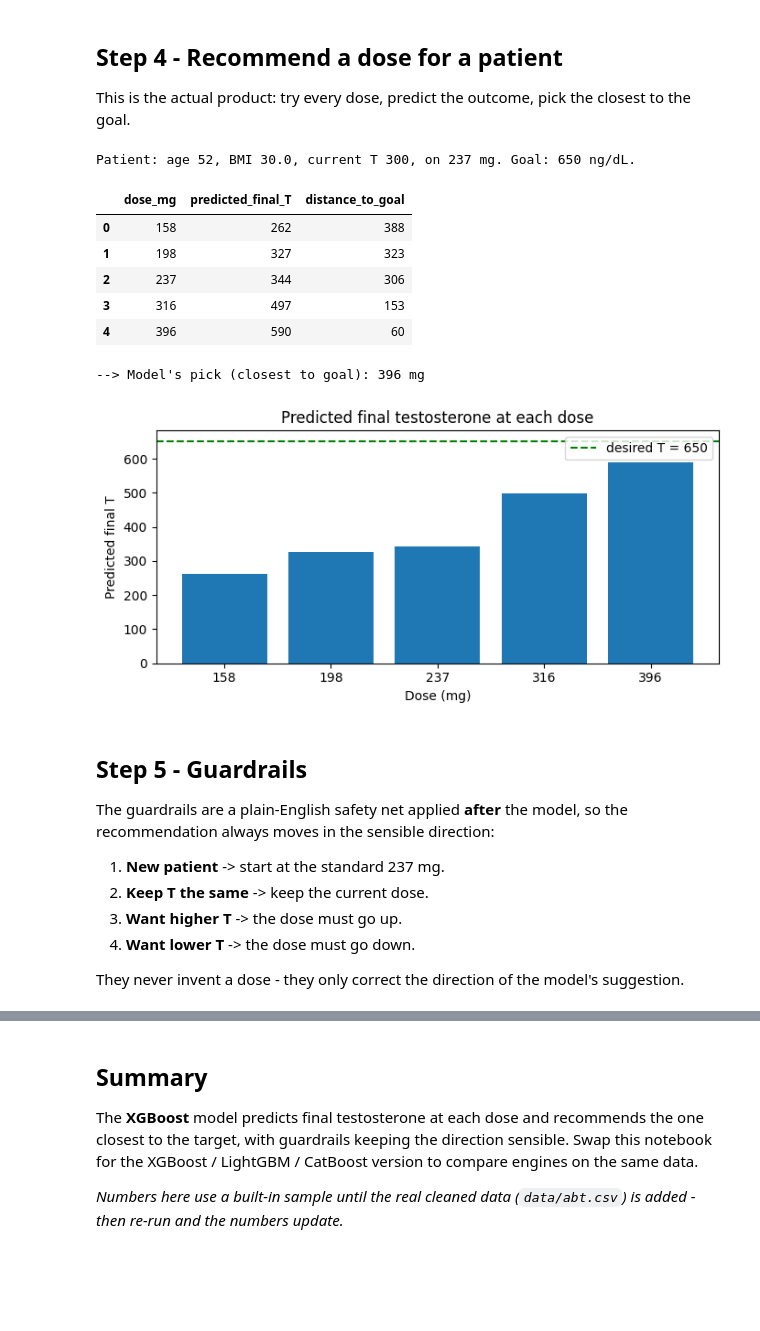
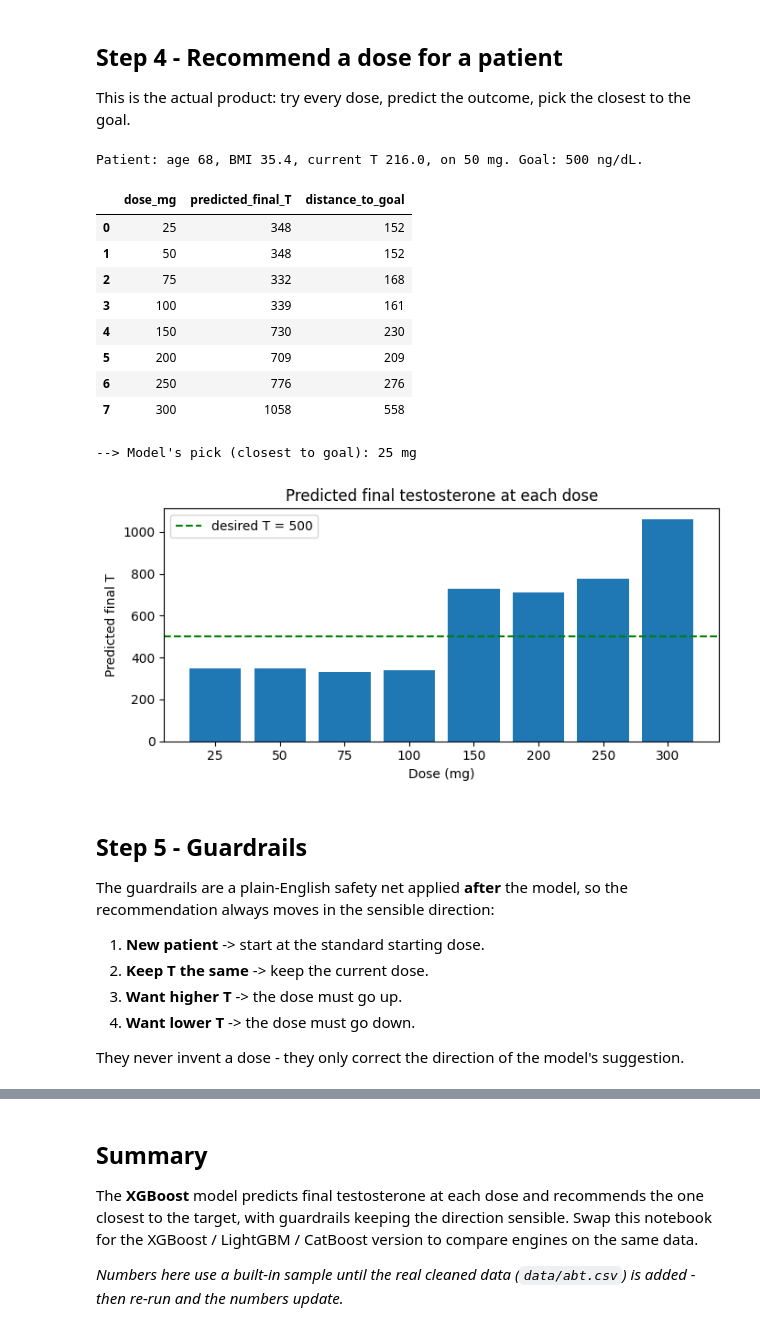
Before and after one commit to Atharv-R/Jatenzo-Dosing-Model, a Jupyter notebook: Model-Pipeline-Blueprint/notebooks/01_XGBoost_model.ipynb, the cells around one changed output, grey strips where cells are left out. Cells and saved outputs as stored; diff of their text form; code cells hidden in the pictures; blank space fills up the shorter version.

```diff
--- a/Model-Pipeline-Blueprint/notebooks/01_XGBoost_model.ipynb
+++ b/Model-Pipeline-Blueprint/notebooks/01_XGBoost_model.ipynb
@@ -46,7 +43,9 @@ else:
     df = build_abt({"source": "synthetic"})
     print("No cleaned file found - using a built-in SAMPLE so the notebook runs.")
 
+DOSES = sorted(df["new_dose"].unique().tolist())     # candidate doses seen in the data
 print(f"{len(df):,} observations from {df['subject_id'].nunique()} patients")
+print("Doses used in the trial (mg):", DOSES)
 df.head()
 # %% [output]
 Loaded cleaned data: data/abt.csv
@@ -129,45 +129,50 @@ ax.legend(); plt.tight_layout(); plt.show()
 
 This is the actual product: try every dose, predict the outcome, pick the closest to the goal.
 # %%
-# Recommend a dose for one example patient.
-# The model tries all five doses, predicts the resulting T for each, and picks the
-# one closest to the patient's desired testosterone.
-patient = {"age": 52, "bmi": 30.0, "current_T": 300, "current_dose": 237}
-desired_T = 650      # where we want this patient to land (ng/dL)
+# Recommend a dose for one example patient (taken from the real held-out data).
+# The model tries every dose, predicts the resulting T for each, and picks the one
+# closest to the patient's desired testosterone.
+row = test.iloc[0]
+patient = {"age": int(row["age"]), "bmi": round(float(row["bmi"]), 1),
+           "current_T": float(row["current_T"]), "current_dose": int(row["current_dose"])}
+desired_T = 500      # where we want this patient to land (ng/dL) - a healthy mid-range
 
 table = pd.DataFrame([{"dose_mg": d,
                        "predicted_final_T":
                            round(float(model.predict(pd.DataFrame([{**patient, "new_dose": d}]))[0]))}
-                      for d in LADDER])
+                      for d in DOSES])
 table["distance_to_goal"] = (table["predicted_final_T"] - desired_T).abs()
 best = int(table.sort_values("distance_to_goal").iloc[0]["dose_mg"])
 
 print(f"Patient: age {patient['age']}, BMI {patient['bmi']}, "
       f"current T {patient['current_T']}, on {patient['current_dose']} mg. Goal: {desired_T} ng/dL.")
 display(table)
 print(f"--> Model's pick (closest to goal): {best} mg")
 
 fig, ax = plt.subplots(figsize=(7, 3.5))
 ax.bar(table["dose_mg"].astype(str), table["predicted_final_T"])
 ax.axhline(desired_T, color="green", linestyle="--", label=f"desired T = {desired_T}")
 ax.set_xlabel("Dose (mg)"); ax.set_ylabel("Predicted final T"); ax.legend()
 ax.set_title("Predicted final testosterone at each dose"); plt.tight_layout(); plt.show()
 # %% [output]
-Patient: age 52, BMI 30.0, current T 300, on 237 mg. Goal: 650 ng/dL.
+Patient: age 68, BMI 35.4, current T 216.0, on 50 mg. Goal: 500 ng/dL.
 |  | dose_mg | predicted_final_T | distance_to_goal |
-| 0 | 158 | 262 | 388 |
-| 1 | 198 | 327 | 323 |
-| 2 | 237 | 344 | 306 |
-| 3 | 316 | 497 | 153 |
-| 4 | 396 | 590 | 60 |
+| 0 | 25 | 348 | 152 |
+| 1 | 50 | 348 | 152 |
+| 2 | 75 | 332 | 168 |
+| 3 | 100 | 339 | 161 |
+| 4 | 150 | 730 | 230 |
+| 5 | 200 | 709 | 209 |
+| 6 | 250 | 776 | 276 |
+| 7 | 300 | 1058 | 558 |
---> Model's pick (closest to goal): 396 mg
+--> Model's pick (closest to goal): 25 mg
-[figure, old version]
+[figure, new version]
 # %% [markdown]
 ## Step 5 - Guardrails
 
 The guardrails are a plain-English safety net applied **after** the model, so the recommendation always moves in the sensible direction:
 
-1. **New patient** -> start at the standard 237 mg.
+1. **New patient** -> start at the standard starting dose.
 2. **Keep T the same** -> keep the current dose.
 3. **Want higher T** -> the dose must go up.
 4. **Want lower T** -> the dose must go down.
```
Also changed, not shown: parts of 7 cells of this notebook, 27 other files.
